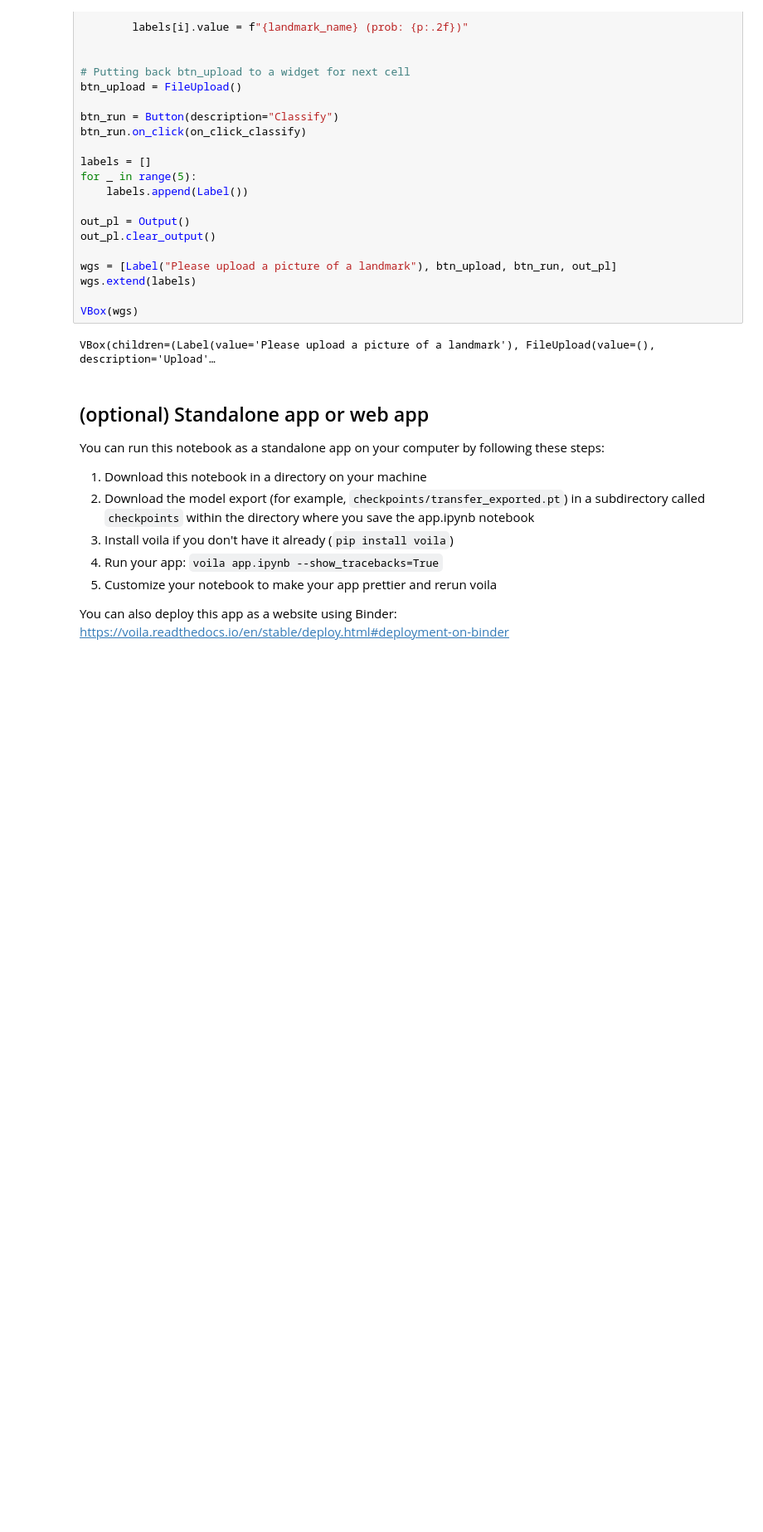
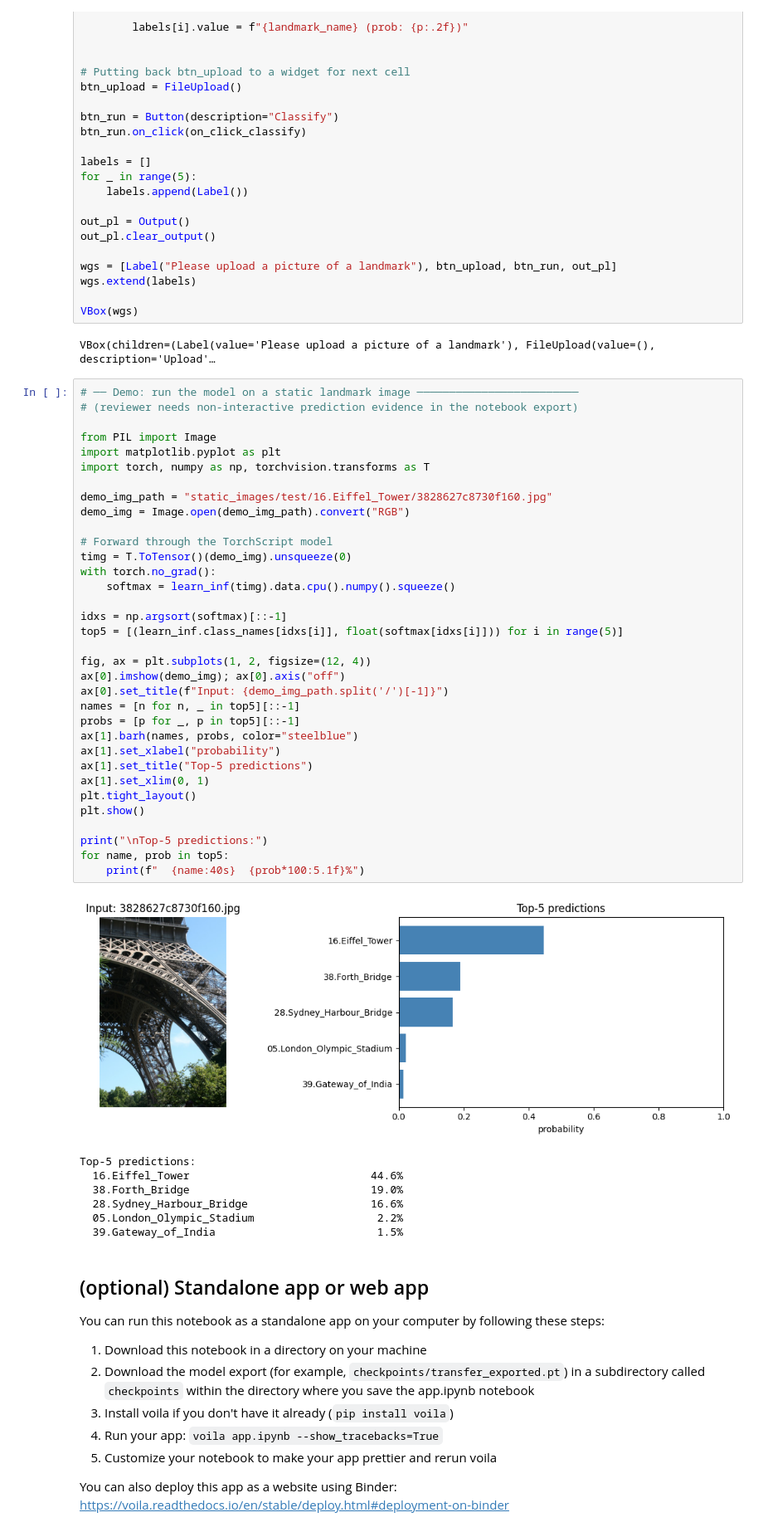
Before and after one commit to LeoLin990405/landmark-classifier, a Jupyter notebook: app.ipynb, the cells around one changed output. Shown at 83% size. Saved outputs shown, nothing was run; the diff lists cells and outputs as text; blank space fills up the shorter version.

```diff
--- a/app.ipynb
+++ b/app.ipynb
@@ -85,6 +85,48 @@ wgs.extend(labels)
 VBox(wgs)
 # %% [output]
 VBox(children=(Label(value='Please upload a picture of a landmark'), FileUpload(value=(), description='Upload'…
+# %%
+# ── Demo: run the model on a static landmark image ─────────────────────────
+# (reviewer needs non-interactive prediction evidence in the notebook export)
+
+from PIL import Image
+import matplotlib.pyplot as plt
+import torch, numpy as np, torchvision.transforms as T
+
+demo_img_path = "static_images/test/16.Eiffel_Tower/3828627c8730f160.jpg"
+demo_img = Image.open(demo_img_path).convert("RGB")
+
+# Forward through the TorchScript model
+timg = T.ToTensor()(demo_img).unsqueeze(0)
+with torch.no_grad():
+    softmax = learn_inf(timg).data.cpu().numpy().squeeze()
+
+idxs = np.argsort(softmax)[::-1]
+top5 = [(learn_inf.class_names[idxs[i]], float(softmax[idxs[i]])) for i in range(5)]
+
+fig, ax = plt.subplots(1, 2, figsize=(12, 4))
+ax[0].imshow(demo_img); ax[0].axis("off")
+ax[0].set_title(f"Input: {demo_img_path.split('/')[-1]}")
+names = [n for n, _ in top5][::-1]
+probs = [p for _, p in top5][::-1]
+ax[1].barh(names, probs, color="steelblue")
+ax[1].set_xlabel("probability")
+ax[1].set_title("Top-5 predictions")
+ax[1].set_xlim(0, 1)
+plt.tight_layout()
+plt.show()
+
+print("\nTop-5 predictions:")
+for name, prob in top5:
+    print(f"  {name:40s}  {prob*100:5.1f}%")
+# %% [output]
+[figure, added]
+Top-5 predictions:
+  16.Eiffel_Tower                            44.6%
+  38.Forth_Bridge                            19.0%
+  28.Sydney_Harbour_Bridge                   16.6%
+  05.London_Olympic_Stadium                   2.2%
+  39.Gateway_of_India                         1.5%
 # %% [markdown]
 ## (optional) Standalone app or web app
 
```
Also changed, not shown: 6 other files.
